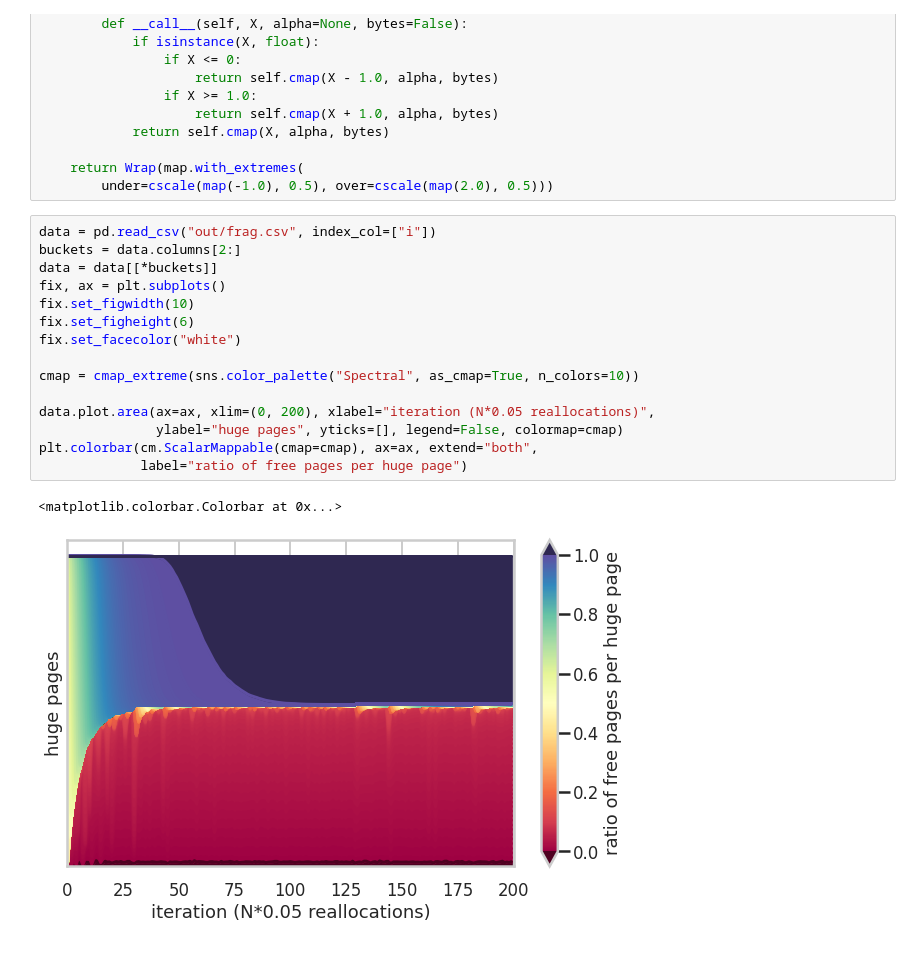
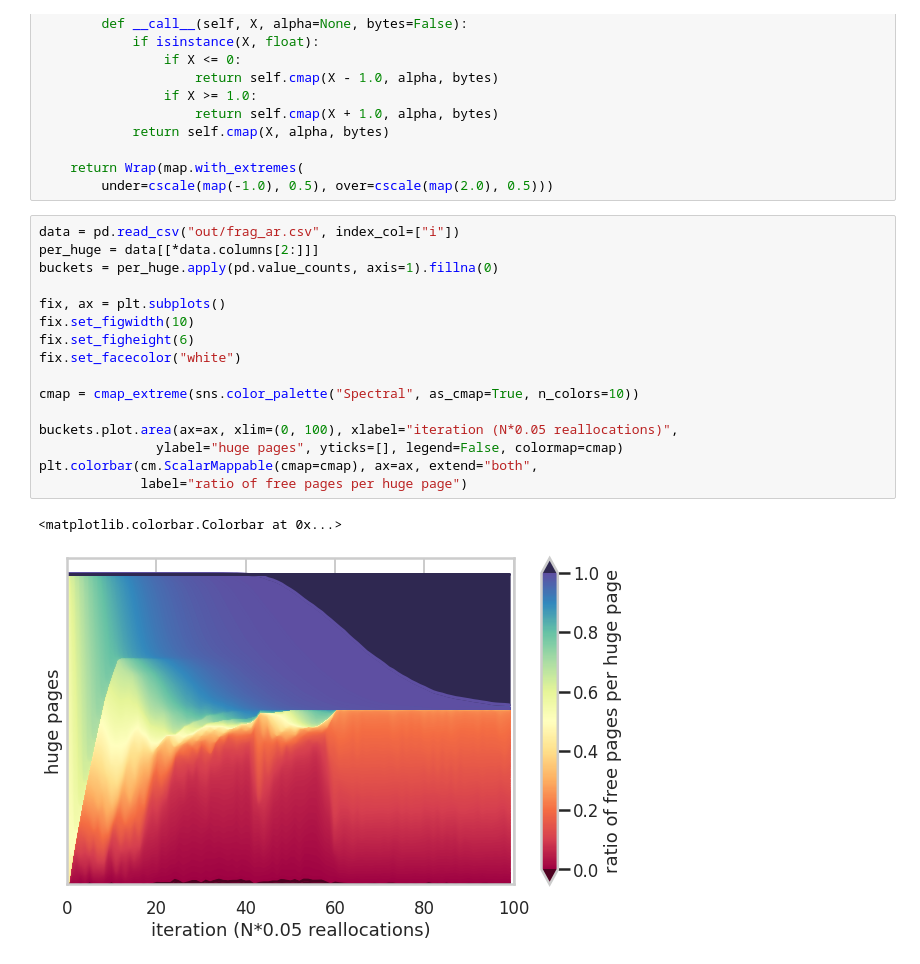
Before and after one commit to luhsra/llfree-rs, a Jupyter notebook: results/frag.ipynb, the cells around one changed output. Saved outputs shown, nothing was run; the diff lists cells and outputs as text.

Commit message:
:sparkles: Frag benchmark

```diff
--- a/results/frag.ipynb
+++ b/results/frag.ipynb
@@ -36,21 +36,22 @@ def cmap_extreme(map: colors.Colormap) -> colors.Colormap:
     return Wrap(map.with_extremes(
         under=cscale(map(-1.0), 0.5), over=cscale(map(2.0), 0.5)))
 # %%
-data = pd.read_csv("out/frag.csv", index_col=["i"])
-buckets = data.columns[2:]
-data = data[[*buckets]]
+data = pd.read_csv("out/frag_ar.csv", index_col=["i"])
+per_huge = data[[*data.columns[2:]]]
+buckets = per_huge.apply(pd.value_counts, axis=1).fillna(0)
+
 fix, ax = plt.subplots()
 fix.set_figwidth(10)
 fix.set_figheight(6)
 fix.set_facecolor("white")
 
 cmap = cmap_extreme(sns.color_palette("Spectral", as_cmap=True, n_colors=10))
 
-data.plot.area(ax=ax, xlim=(0, 200), xlabel="iteration (N*0.05 reallocations)",
+buckets.plot.area(ax=ax, xlim=(0, 100), xlabel="iteration (N*0.05 reallocations)",
                ylabel="huge pages", yticks=[], legend=False, colormap=cmap)
 plt.colorbar(cm.ScalarMappable(cmap=cmap), ax=ax, extend="both",
              label="ratio of free pages per huge page")
 # %% [output]
 <matplotlib.colorbar.Colorbar at 0x...>
-[figure, old version]
+[figure, new version]
 # %%
```
Also changed, not shown: parts of 4 cells of this notebook, 1 other file.
